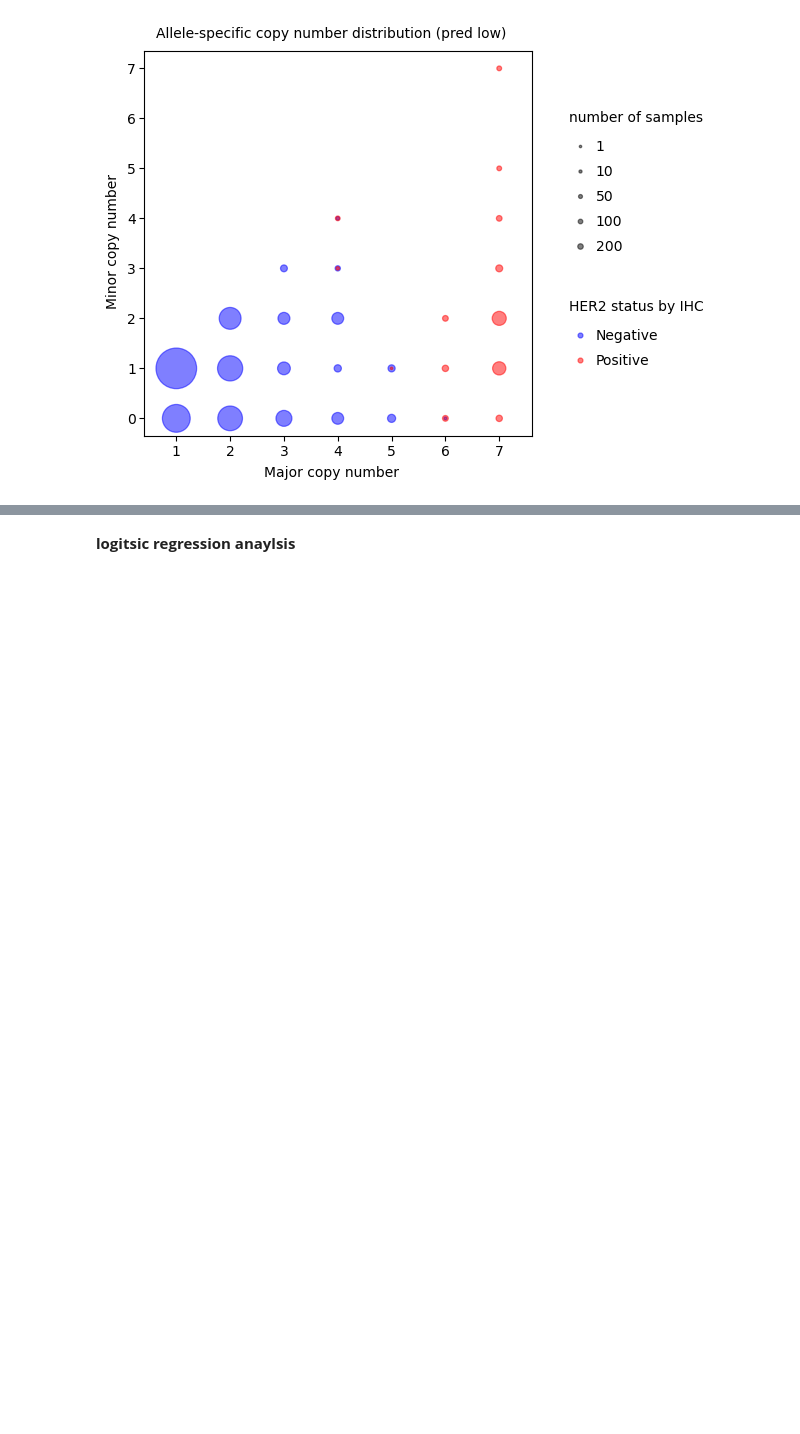
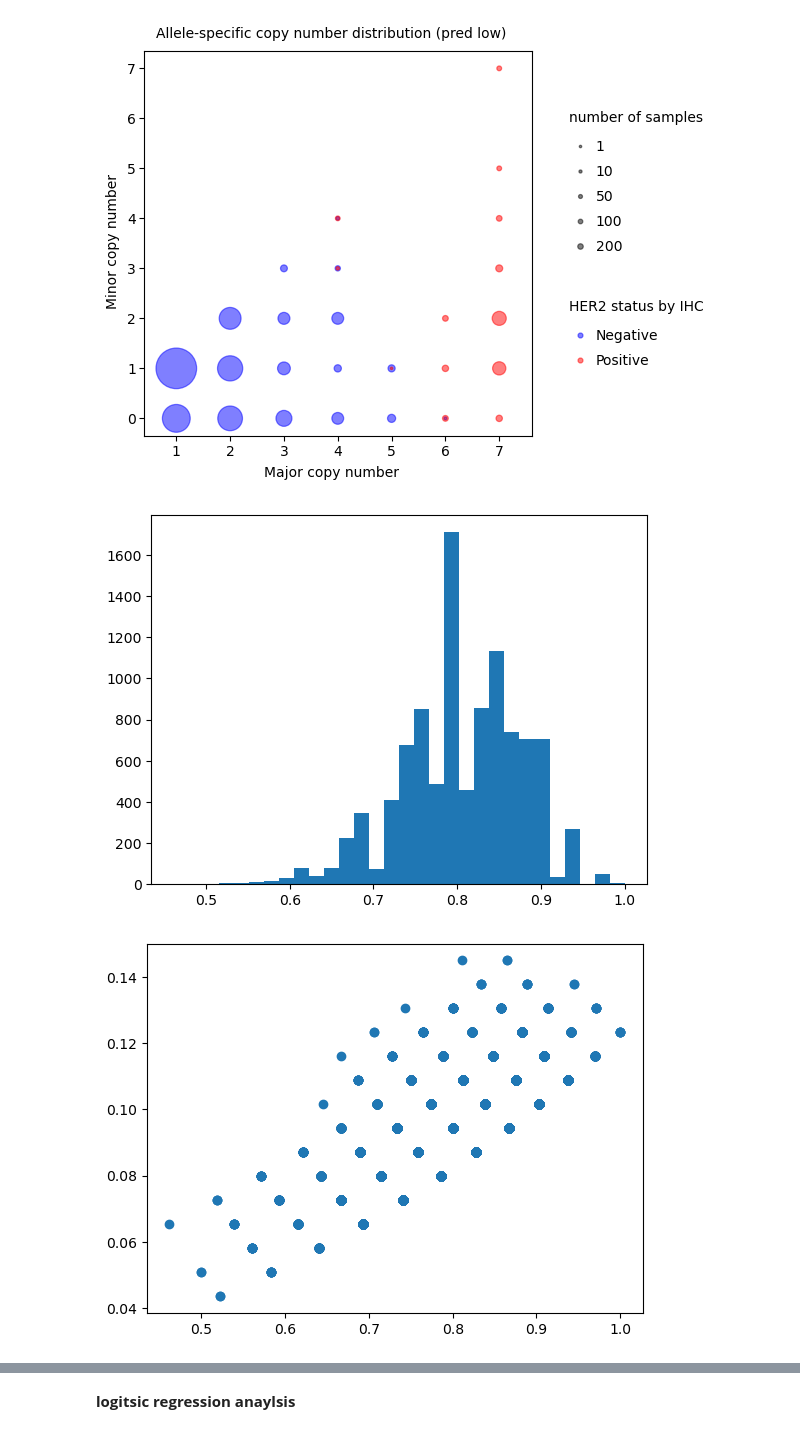
Before and after one commit to davidborer/master-thesis-project, a Jupyter notebook: analysis.ipynb, the cells around one changed output, grey strips where cells are left out. Cells and saved outputs as stored; diff of their text form; code cells hidden in the pictures; blank space fills up the shorter version.

```diff
--- a/analysis.ipynb
+++ b/analysis.ipynb
@@ -2602,34 +2791,38 @@ li = df['predictions_lr'].to_list()
 
 ratios = []
 accs = []
+m = 0
 
 for index, row in df.iterrows():
     li = row['predictions_lr']
     acc = row['F1-score_lr']
     p = 0
     n = 0
     for c in range(len(li)):
         if li[c] == 'P': p += 1
         if li[c] == 'N': n += 1
     ratio = 1/(p+n)*p
     m += 1
     ratios.append(ratio)
     accs.append(acc)
 
 plt.hist(accs, bins=30)
 
 # make a figure with the accuracy of the predictions and the ratios of predicted positive
 
 fig, ax = plt.subplots()
 ax.scatter(accs, ratios)
 plt.show()
 
 # select all rows that have an a ratio as filtered above
 index = []
 for i in range(len(ratios)):
     if ratios[i] == 0.12318840579710146:
         index.append(i)
 df_subset = df.iloc[index]
+# %% [output]
+[figure, added]
+[figure, added]
 # %%
 data_high
 # %%
```
Also changed, not shown: parts of 27 cells of this notebook.
